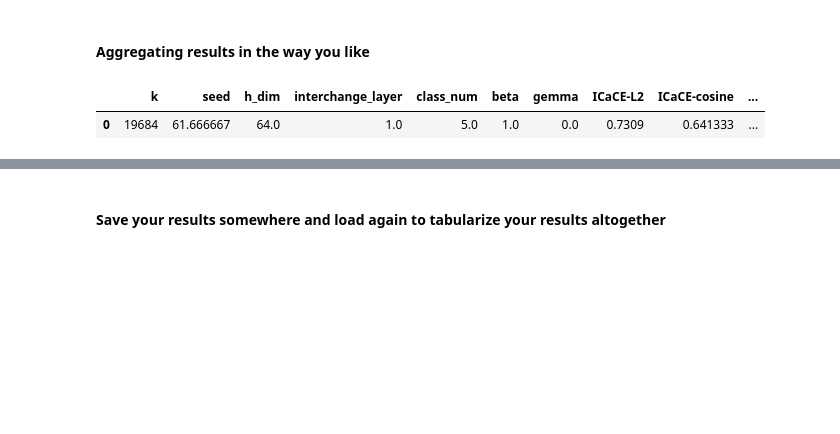
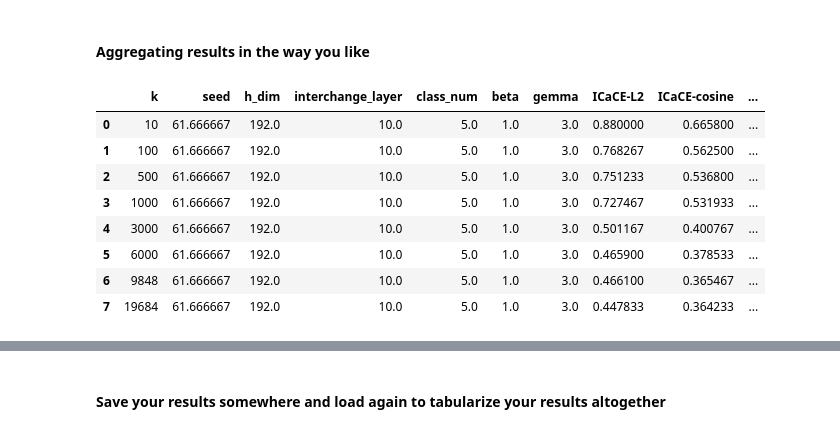
Before and after one commit to frankaging/Causal-Proxy-Model, a Jupyter notebook: cpm_experiments/cebab_evaluation.ipynb, the cells around one changed output, grey strips where cells are left out. Saved outputs shown, nothing was run; the diff lists cells and outputs as text; code cells hidden in the pictures; blank space fills up the shorter version.

```diff
--- a/cpm_experiments/cebab_evaluation.ipynb
+++ b/cpm_experiments/cebab_evaluation.ipynb
@@ -42,19 +42,19 @@ The following blocks will run CEBaB benchmark in
 all the combinations of the following conditions.
 """
 grid = {
-    "eval_split": ["dev"],
+    "eval_split": ["test"],
     # dev,test
-    "control": ["layers"],
+    "control": ["approximate"],
     # baseline-random,baseline-blackbox,hdims,layers,ks,approximate,ablation
     "seed": [42, 66, 77],
     # 42, 66, 77
     "h_dim": [192],
     # 1,16,64,128,192
     # 1,16,64,75
-    "interchange_layer" : [2,4,6,8,10,12],
+    "interchange_layer" : [10],
     # 0,1; 2,4,6,8,10,12
     "class_num": [5],
-    "k" : [19684],
+    "k" : [0],
     # 0,10,100,500,1000,3000,6000,9848,19684
     "alpha" : [1.0],
     # 0.0,1.0
@@ -66,7 +66,7 @@ grid = {
     # lstm, bert-base-uncased, roberta-base, gpt2
     "lr" : ["8e-05"],
     # 8e-05; 0.001
-    "counterfactual_type" : ["true"]
+    "counterfactual_type" : ["approximate"]
     # approximate,true
 }
 
@@ -235,9 +245,11 @@ df.sort_values(by=['seed', 'interchange_layer', 'h_dim'], ascending=True)
 # %% [markdown]
 #### Aggregating results in the way you like
 # %%
+groupby_key = "k"
+
 model_arch = grid["model_arch"][0]
 control = grid["control"][0]
-df.groupby(['h_dim'], as_index=False).mean().to_csv(
+df.groupby([groupby_key], as_index=False).mean().to_csv(
     f"./csv-results/{model_arch}-{control}-mean.csv"
 )
 # %%
@@ -245,8 +257,15 @@ df.groupby(['h_dim'], as_index=False).std().to_csv(
     f"./csv-results/{model_arch}-{control}-std.csv"
 )
 # %%
-df.groupby(['k'], as_index=False).mean()
+df.groupby([groupby_key], as_index=False).mean()
 # %% [output]
 |  | k | seed | h_dim | interchange_layer | class_num | beta | gemma | ICaCE-L2 | ICaCE-cosine | ... |
-| 0 | 19684 | 61.666667 | 64.0 | 1.0 | 5.0 | 1.0 | 0.0 | 0.7309 | 0.641333 | ... |
+| 0 | 10 | 61.666667 | 192.0 | 10.0 | 5.0 | 1.0 | 3.0 | 0.880000 | 0.665800 | ... |
+| 1 | 100 | 61.666667 | 192.0 | 10.0 | 5.0 | 1.0 | 3.0 | 0.768267 | 0.562500 | ... |
+| 2 | 500 | 61.666667 | 192.0 | 10.0 | 5.0 | 1.0 | 3.0 | 0.751233 | 0.536800 | ... |
+| 3 | 1000 | 61.666667 | 192.0 | 10.0 | 5.0 | 1.0 | 3.0 | 0.727467 | 0.531933 | ... |
+| 4 | 3000 | 61.666667 | 192.0 | 10.0 | 5.0 | 1.0 | 3.0 | 0.501167 | 0.400767 | ... |
+| 5 | 6000 | 61.666667 | 192.0 | 10.0 | 5.0 | 1.0 | 3.0 | 0.465900 | 0.378533 | ... |
+| 6 | 9848 | 61.666667 | 192.0 | 10.0 | 5.0 | 1.0 | 3.0 | 0.466100 | 0.365467 | ... |
+| 7 | 19684 | 61.666667 | 192.0 | 10.0 | 5.0 | 1.0 | 3.0 | 0.447833 | 0.364233 | ... |
 # %%
```
Also changed, not shown: parts of 4 cells of this notebook, 6 other files.
